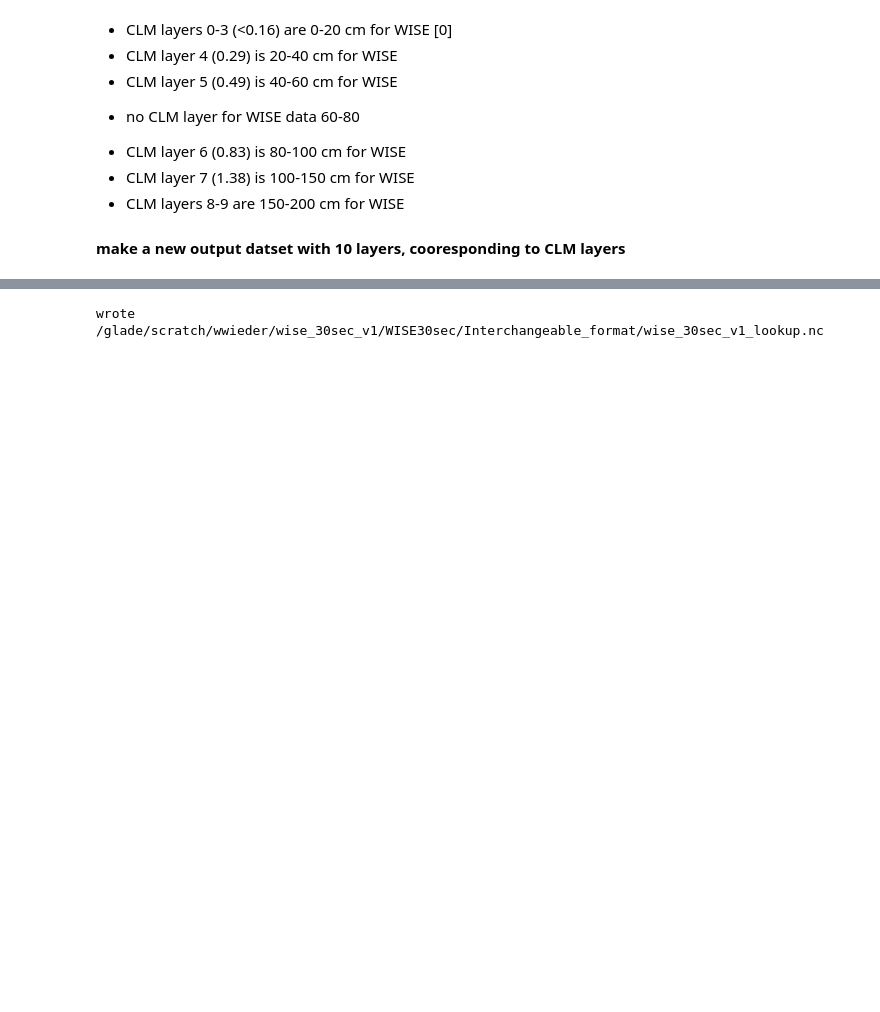
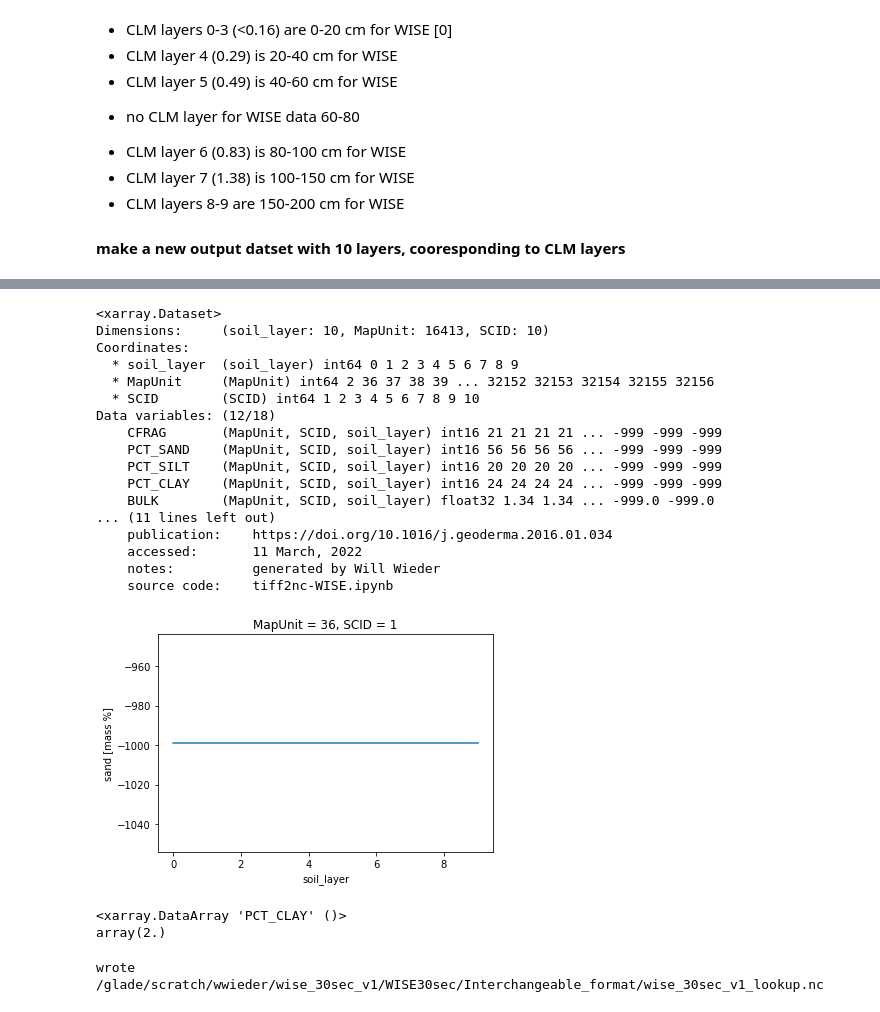
Before and after one commit to wwieder/ctsm_py, a Jupyter notebook: notebooks/tiff2nc-WISE.ipynb, the cells around one changed output, grey strips where cells are left out. Saved outputs shown, nothing was run; the diff lists cells and outputs as text; code cells hidden in the pictures; blank space fills up the shorter version.

```diff
--- a/notebooks/tiff2nc-WISE.ipynb
+++ b/notebooks/tiff2nc-WISE.ipynb
@@ -253,3 +166,31 @@ dsOUT = dsOUT.rename({'SDTO':'PCT_SAND',
+# %%
+dsOUT['PCT_SAND'].isel(MapUnit=1,SCID=0).plot() ;
+dsOUT
+# %% [output]
+<xarray.Dataset>
+Dimensions:     (soil_layer: 10, MapUnit: 16413, SCID: 10)
+Coordinates:
+  * soil_layer  (soil_layer) int64 0 1 2 3 4 5 6 7 8 9
+  * MapUnit     (MapUnit) int64 2 36 37 38 39 ... 32152 32153 32154 32155 32156
+  * SCID        (SCID) int64 1 2 3 4 5 6 7 8 9 10
+Data variables: (12/18)
+    CFRAG       (MapUnit, SCID, soil_layer) int16 21 21 21 21 ... -999 -999 -999
+    PCT_SAND    (MapUnit, SCID, soil_layer) int16 56 56 56 56 ... -999 -999 -999
+    PCT_SILT    (MapUnit, SCID, soil_layer) int16 20 20 20 20 ... -999 -999 -999
+    PCT_CLAY    (MapUnit, SCID, soil_layer) int16 24 24 24 24 ... -999 -999 -999
+    BULK        (MapUnit, SCID, soil_layer) float32 1.34 1.34 ... -999.0 -999.0
+... (11 lines left out)
+    publication:    https://doi.org/10.1016/j.geoderma.2016.01.034
+    accessed:       11 March, 2022
+    notes:          generated by Will Wieder
+    source code:    tiff2nc-WISE.ipynb
+[figure, added]
+# %%
+#dsOUT.PCT_SAND.where(dsOUT.PCT_SAND==0).max()
+dsOUT.PCT_CLAY.where(dsOUT.PCT_CLAY>=-10).min()
+# %% [output]
+<xarray.DataArray 'PCT_CLAY' ()>
+array(2.)
 # %%
 ## Write out .nc file
 fout = path + 'wise_30sec_v1_lookup.nc'
```
Also changed, not shown: parts of 19 cells of this notebook.
